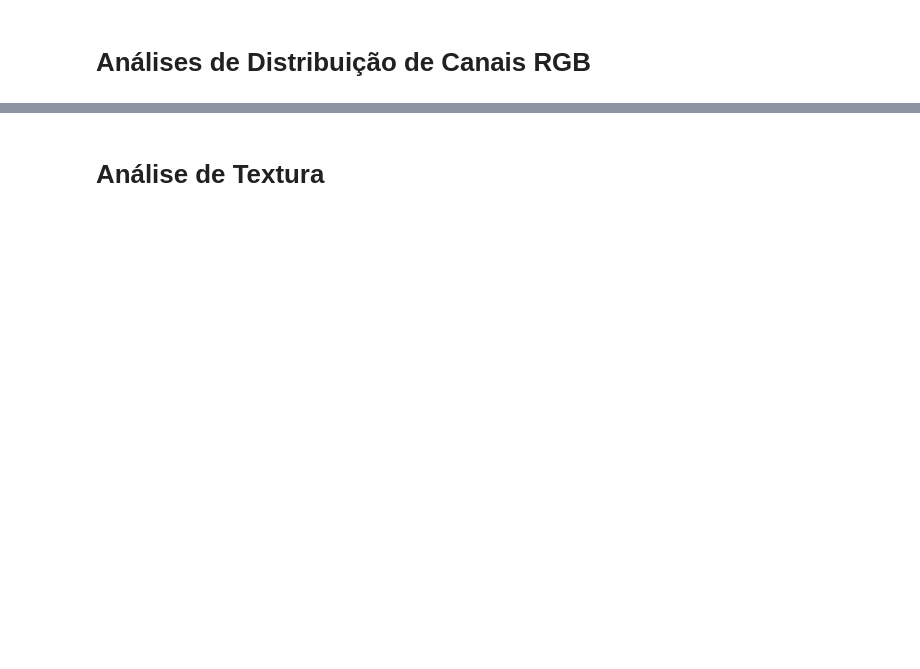
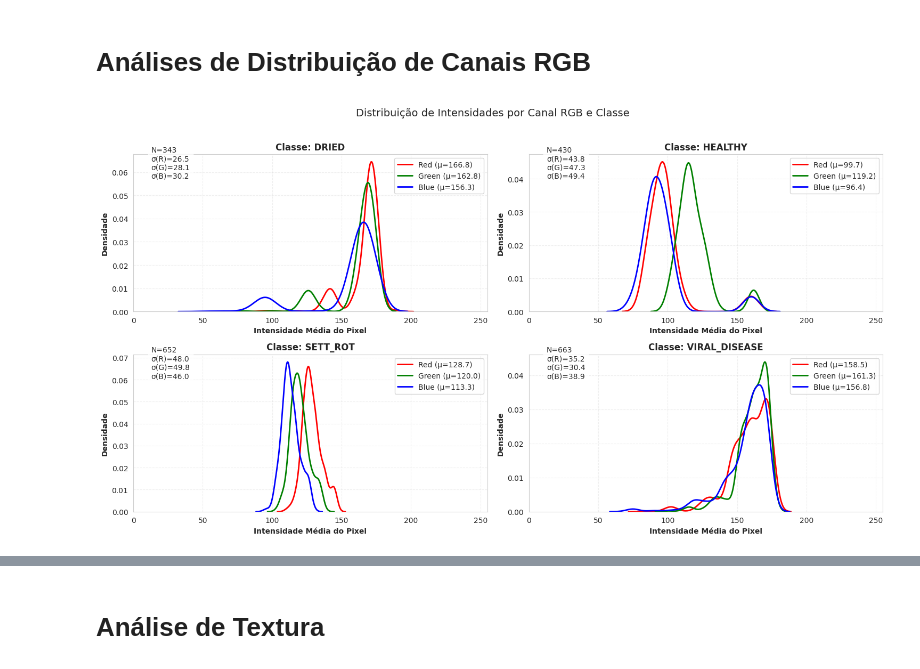
Before and after one commit to BrunoAFurquim/Sugarcane-Disease-Classification, a Jupyter notebook: sugarcane_disease_exploratory_analysis.ipynb, the cells around one changed output, grey strips where cells are left out. Drawn from its saved outputs; the diff is of its cells as text; code cells hidden in the pictures; blank space fills up the shorter version.

```diff
--- a/sugarcane_disease_exploratory_analysis.ipynb
+++ b/sugarcane_disease_exploratory_analysis.ipynb
@@ -248,12 +307,0 @@ plt.show()
-# %%
-plt.figure(figsize=(12,8))
-for i, cls in enumerate(class_stats):
-    img = cv2.imread(class_stats[cls]['image_paths'][0])
-    img_rgb = cv2.cvtColor(img, cv2.COLOR_BGR2RGB)
-
-    plt.subplot(2,2,i+1)
-    for j, color in enumerate(['r','g','b']):
-        hist = cv2.calcHist([img_rgb], [j], None, [256], [0,256])
-        plt.plot(hist, color=color)
-    plt.title(f'Histograma - {cls}')
-plt.tight_layout()
@@ -282,0 +308,31 @@ plt.show()
+# %%
+plt.figure(figsize=(15, 8))
+plt.suptitle('Distribuição de Intensidades por Canal RGB e Classe', y=1.02, fontsize=14)
+
+for i, cls in enumerate(class_stats.keys()):
+    plt.subplot(2, 2, i+1)
+
+    means_rgb = np.array(class_stats[cls]['means_rgb'])
+    stds_rgb = np.array(class_stats[cls]['stds_rgb'])
+
+    sns.kdeplot(means_rgb[:, 0], label=f'Red (μ={np.mean(means_rgb[:,0]):.1f})', color='r', linestyle='-', linewidth=2)
+    sns.kdeplot(means_rgb[:, 1], label=f'Green (μ={np.mean(means_rgb[:,1]):.1f})', color='g', linestyle='-', linewidth=2)
+    sns.kdeplot(means_rgb[:, 2], label=f'Blue (μ={np.mean(means_rgb[:,2]):.1f})', color='b', linestyle='-', linewidth=2)
+
+    plt.text(0.05, 0.85,
+             f'N={len(means_rgb)}\nσ(R)={np.mean(stds_rgb[:,0]):.1f}\nσ(G)={np.mean(stds_rgb[:,1]):.1f}\nσ(B)={np.mean(stds_rgb[:,2]):.1f}',
+             transform=plt.gca().transAxes,
+             bbox=dict(facecolor='white', alpha=0.8))
+
+    plt.title(f'Classe: {cls.upper()}', fontweight='bold')
+    plt.legend(loc='upper right')
+    plt.xlabel('Intensidade Média do Pixel')
+    plt.ylabel('Densidade')
+    plt.grid(True, linestyle='--', alpha=0.3)
+
+    plt.xlim(0, 255)
+
+plt.tight_layout()
+plt.show()
+# %% [output]
+[figure, added]
```
Also changed, not shown: parts of 17 cells of this notebook.
